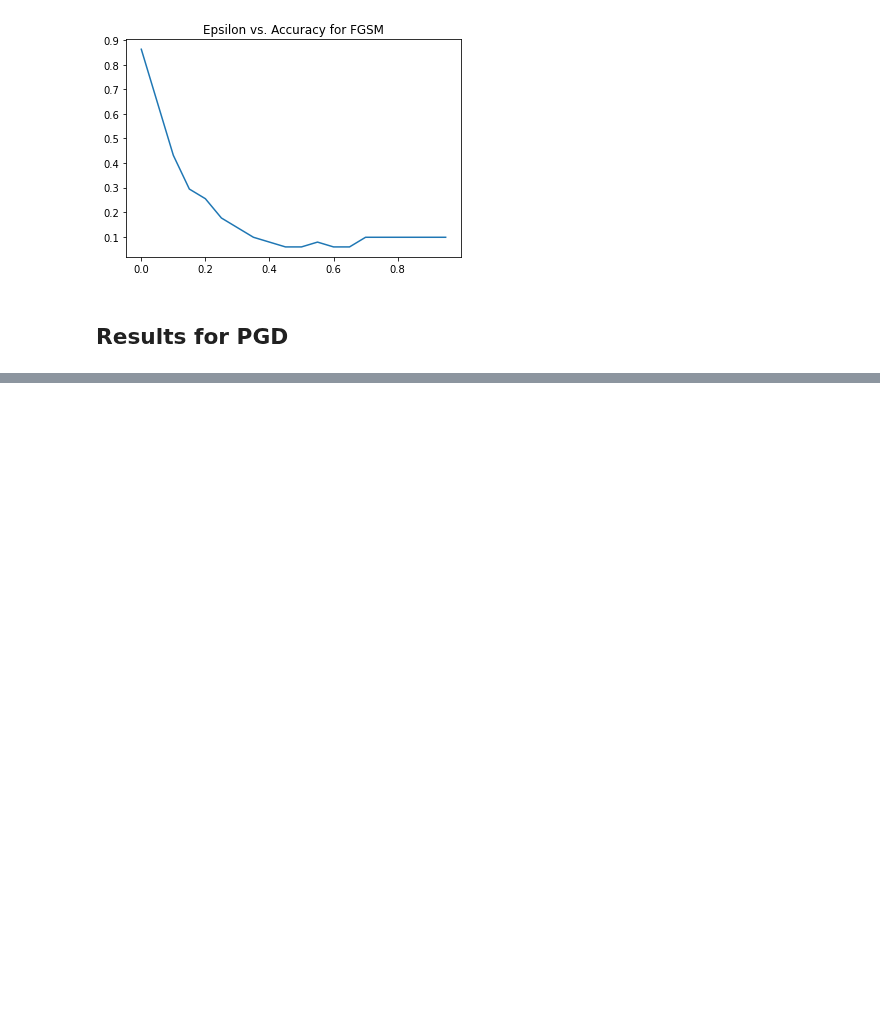
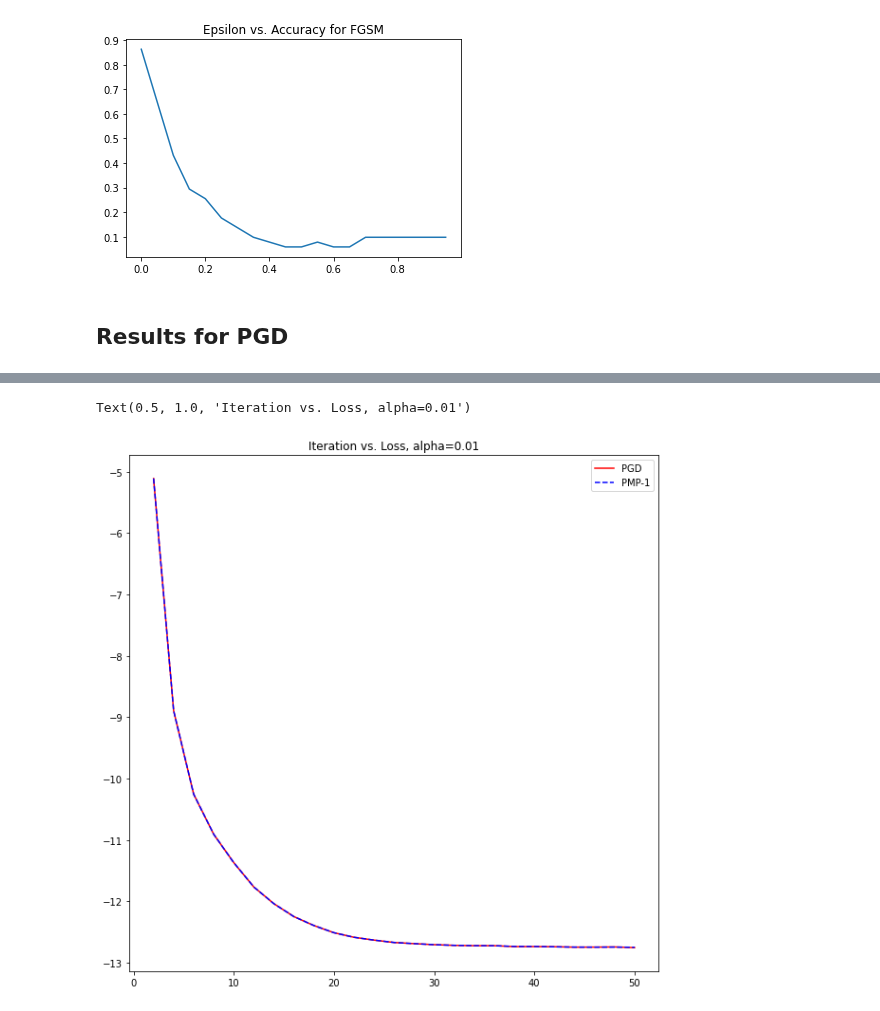
Before and after one commit to ypeng22/DLFinal, a Jupyter notebook: image_cnn_lstm.ipynb, the cells around one changed output, grey strips where cells are left out. Drawn from its saved outputs; the diff is of its cells as text; code cells hidden in the pictures; blank space fills up the shorter version.

```diff
--- a/image_cnn_lstm.ipynb
+++ b/image_cnn_lstm.ipynb
@@ -378,10 +401,6 @@ class HAttack():
 # %%
 model = cnn_lstm(4).to(dev)
-model.load_state_dict(torch.load('/content/gdrive/MyDrive/lstm_checkpoints/gru_best_state_dict.pt'))
-
-#resnet = resnet101(pretrained=True).to(dev)
-#for param in resnet.parameters():
-#    param.requires_grad = False
+model.load_state_dict(torch.load('/content/gdrive/MyDrive/lstm_checkpoints/lstm_best_state_dict_new.pt'))
 
 loss = nn.CrossEntropyLoss()
 adv_attack = GradientAttack(loss, 0.1)
@@ -530,18 +545,17 @@ accs2 = []
 loss = nn.CrossEntropyLoss()
 
 for iteration in iteration_range:
-  accurates2 = 0
+  losses = 0
   adv_attack2 = HAttack(loss, 0.1)
   for data in test_dataloader:
     torch.cuda.empty_cache()
     input = data['x'][0].to(dev)
     label = torch.tensor(data['y']).unsqueeze(0).to(dev)
-    input.requires_grad = True
-    input = adv_attack2.forward(input, label, model, num_iter=iteration, pmp_iter=5)
+    input = adv_attack2.forward(input, label, model, num_iter=iteration, pmp_iter=2)
+
     model.eval()
-    out = model(input)
-    if torch.argmax(out).item() == label:
-      accurates2 += 1
-  accs2.append(accurates2 / len(test_dataloader))
-  print(accurates2 / len(test_dataloader))
+    out = model.lstm_block(input)
+    losses += loss(out[0].unsqueeze(0), label.squeeze().unsqueeze(0).long()).item()
+  accs2.append(losses / len(test_dataloader))
+  print(losses / len(test_dataloader))
 # %% [output]
@@ -554,0 +579,9 @@ plt.legend()
+# %%
+plt.figure(figsize=(10,10))
+plt.plot(iteration_range, [-i for i in accs], 'r-', label='PGD')
+plt.plot(iteration_range, [-i for i in accs2], 'b--', label='PMP-1')
+plt.legend()
+plt.title("Iteration vs. Loss, alpha=0.01")
+# %% [output]
+Text(0.5, 1.0, 'Iteration vs. Loss, alpha=0.01')
+[figure, added]
```
Also changed, not shown: parts of 16 cells of this notebook.
